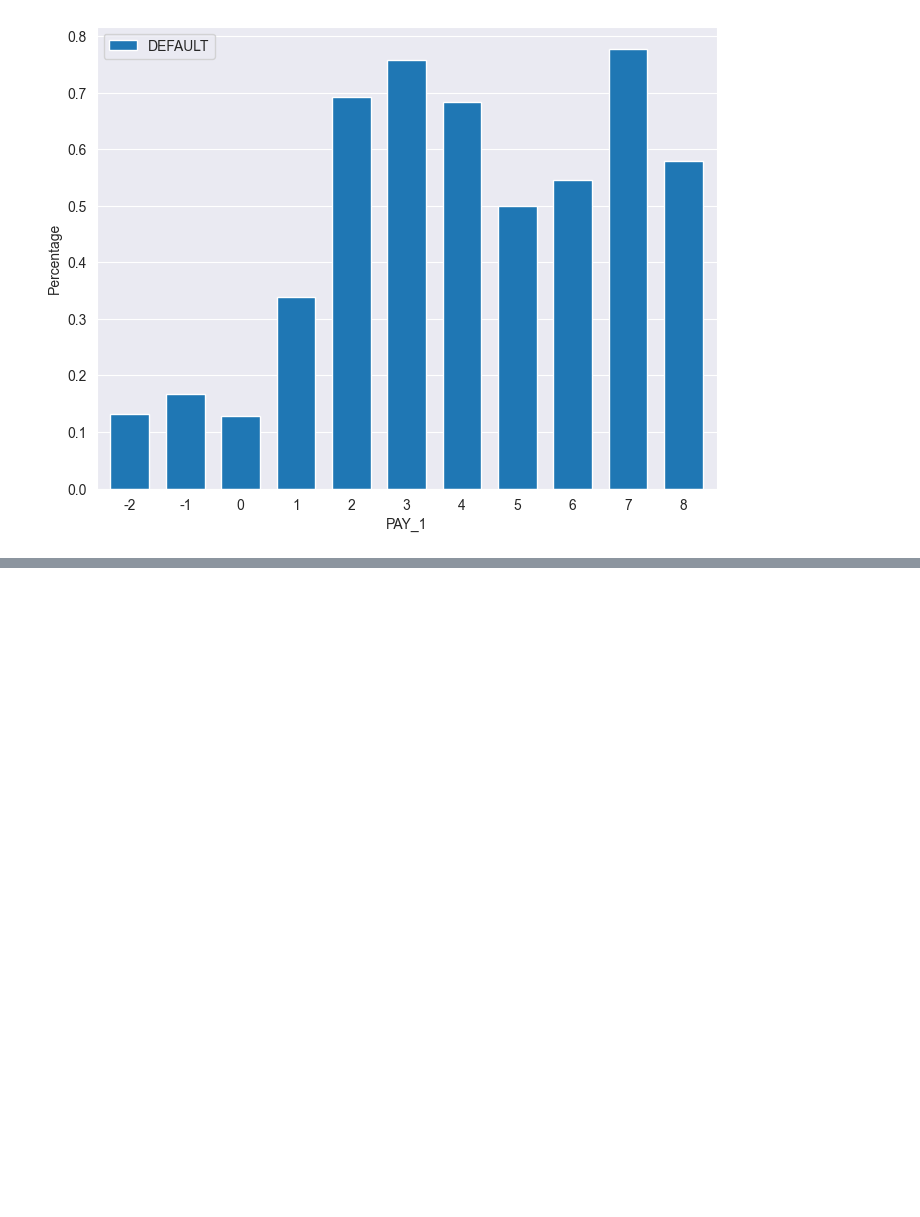
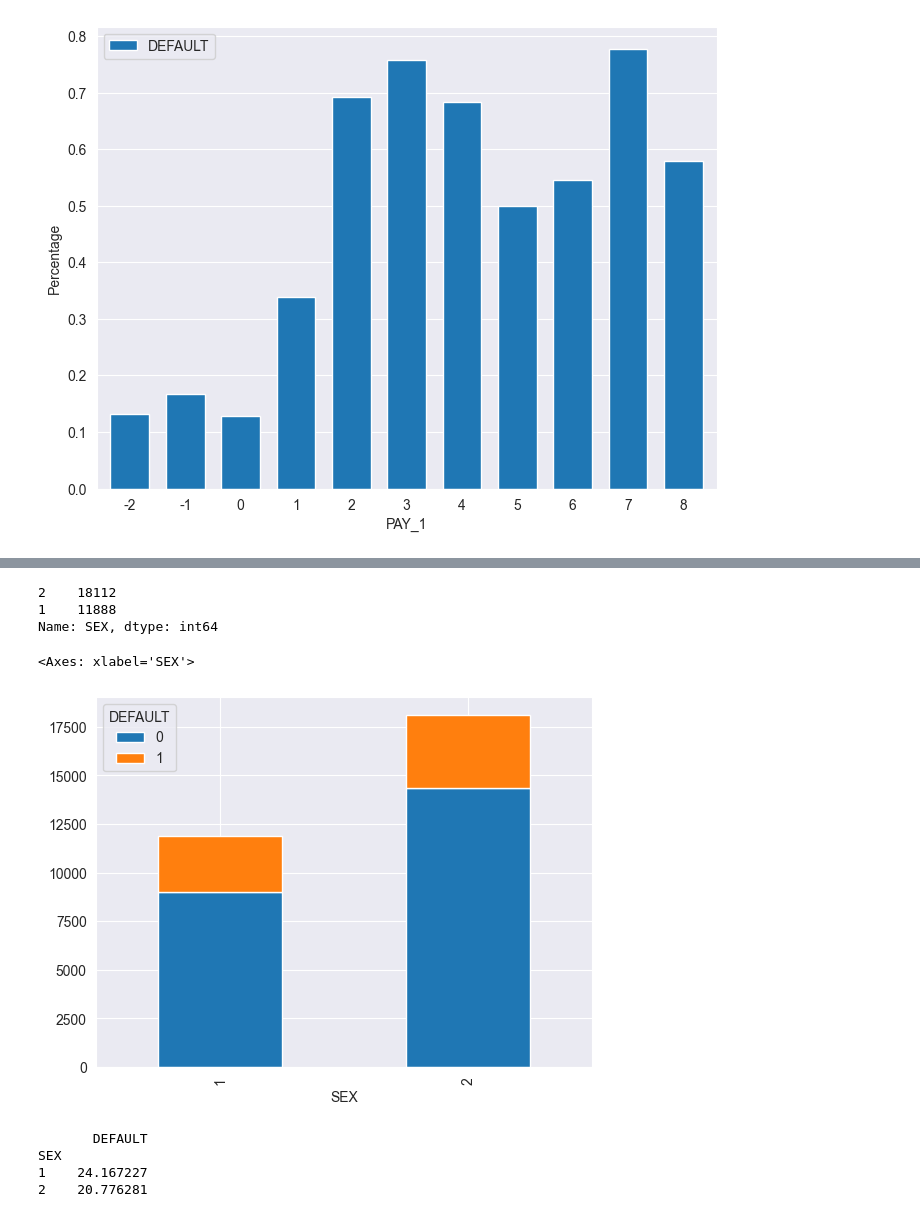
Before and after one commit to Alhern/defaults_prediction, a Jupyter notebook: credit_default.ipynb, the cells around one changed output, grey strips where cells are left out. Drawn from its saved outputs; the diff is of its cells as text; code cells hidden in the pictures; blank space fills up the shorter version.

```diff
--- a/credit_default.ipynb
+++ b/credit_default.ipynb
@@ -169,0 +249,19 @@ plt.show()
+# %%
+df['SEX'].value_counts()
+# %% [output]
+2    18112
+1    11888
+Name: SEX, dtype: int64
+# %%
+pd.crosstab(df['SEX'], df['DEFAULT']).plot.bar(stacked=True)
+# %% [output]
+<Axes: xlabel='SEX'>
+[figure, added]
+# %%
+gender_mean = df.groupby('SEX').agg({'DEFAULT':'mean'})
+print(gender_mean * 100)
+# %% [output]
+       DEFAULT
+SEX
+1    24.167227
+2    20.776281
```
Also changed, not shown: parts of 21 cells of this notebook.
